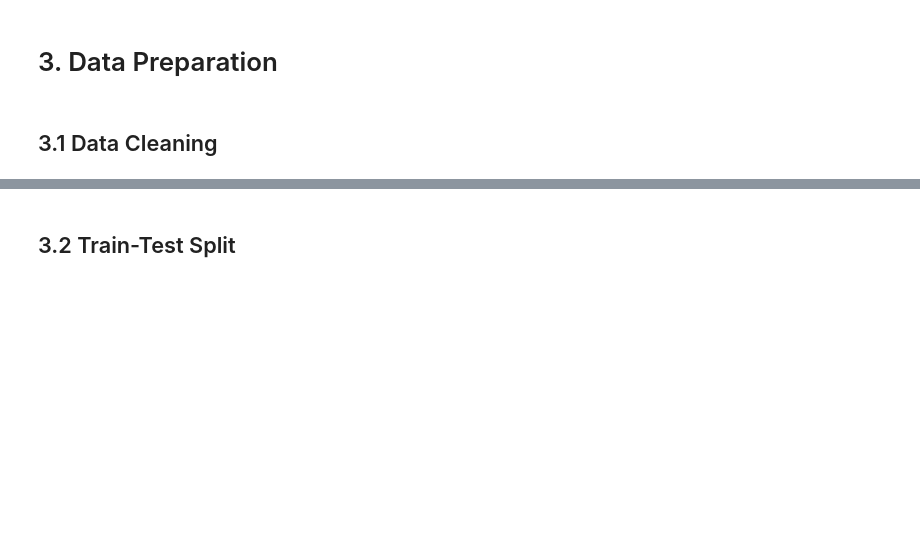
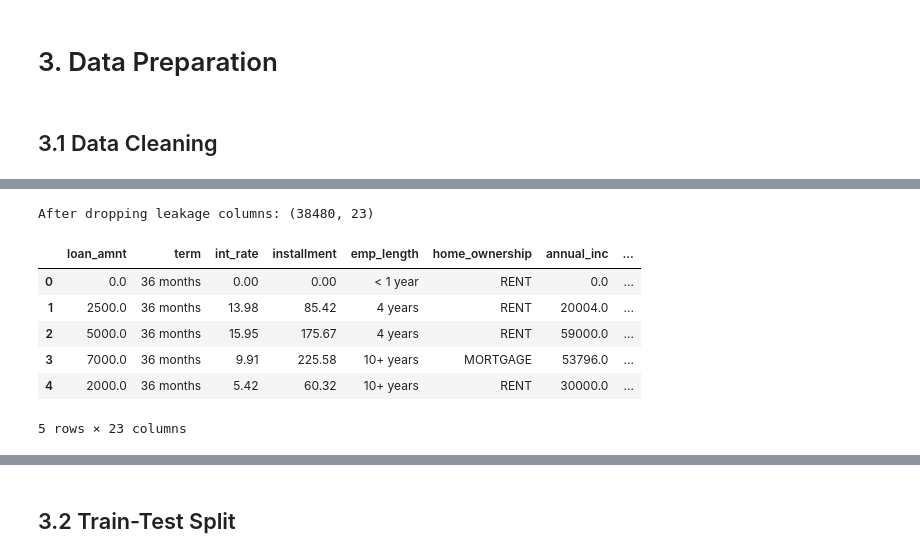
Before and after one commit to Theducklingandmonkey/Mldp_Loan_evaluation, a Jupyter notebook: MLDP Program Codes Submission Template.ipynb, the cells around one changed output, grey strips where cells are left out. Cells and saved outputs as stored; diff of their text form; code cells hidden in the pictures; blank space fills up the shorter version.

```diff
--- a/MLDP Program Codes Submission Template.ipynb
+++ b/MLDP Program Codes Submission Template.ipynb
@@ -315,0 +363,28 @@ Name: repay_fail, Length: 110, dtype: float64
+# %%
+leakage_cols = [
+    "loan_status",
+    "funded_amnt",
+    "funded_amnt_inv",
+    "total_pymnt",
+    "total_pymnt_inv",
+    "total_rec_prncp",
+    "total_rec_int",
+    "last_pymnt_d",
+    "last_pymnt_amnt",
+    "next_pymnt_d",
+    "last_credit_pull_d"
+]
+
+df_clean.drop(columns=leakage_cols, inplace=True, errors="ignore")
+
+print("After dropping leakage columns:", df_clean.shape)
+df_clean.head()
+# %% [output]
+After dropping leakage columns: (38480, 23)
+|  | loan_amnt | term | int_rate | installment | emp_length | home_ownership | annual_inc | ... |
+| 0 | 0.0 | 36 months | 0.00 | 0.00 | < 1 year | RENT | 0.0 | ... |
+| 1 | 2500.0 | 36 months | 13.98 | 85.42 | 4 years | RENT | 20004.0 | ... |
+| 2 | 5000.0 | 36 months | 15.95 | 175.67 | 4 years | RENT | 59000.0 | ... |
+| 3 | 7000.0 | 36 months | 9.91 | 225.58 | 10+ years | MORTGAGE | 53796.0 | ... |
+| 4 | 2000.0 | 36 months | 5.42 | 60.32 | 10+ years | RENT | 30000.0 | ... |
+5 rows × 23 columns
```
Also changed, not shown: parts of 27 cells of this notebook.
